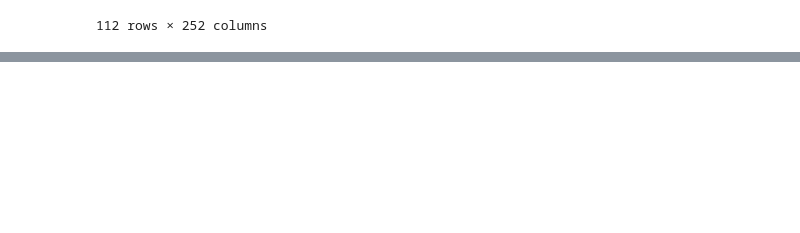
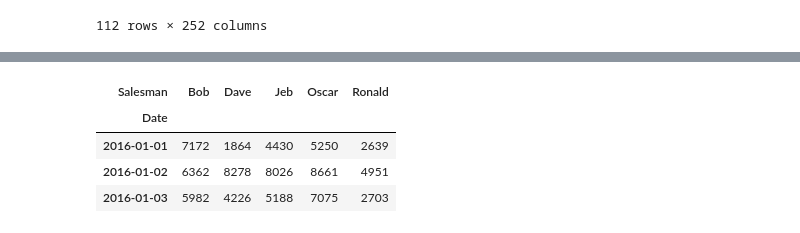
Before and after one commit to pratikgujral/learn-data-analysis, a Jupyter notebook: MultiIndex.ipynb, the cells around one changed output, grey strips where cells are left out. Cells and saved outputs as stored; diff of their text form; code cells hidden in the pictures; blank space fills up the shorter version.

Commit message:
Added content to MultiIndex.ipynb

```diff
--- a/MultiIndex.ipynb
+++ b/MultiIndex.ipynb
@@ -656,0 +671,4 @@ s.unstack(-3)
+# %%
+sales = pd.read_csv('pandas/salesmen.csv', parse_dates=['Date'])
+sales['Salesman'] = sales['Salesman'].astype('category')
+sales.head(3)
@@ -656,0 +704,9 @@ s.unstack(-3)
+# %%
+result = sales.pivot(index='Date', columns='Salesman', values='Revenue')
+result.head(3)
+# %% [output]
+| Salesman | Bob | Dave | Jeb | Oscar | Ronald |
+| Date |  |  |  |  |  |
+| 2016-01-01 | 7172 | 1864 | 4430 | 5250 | 2639 |
+| 2016-01-02 | 6362 | 8278 | 8026 | 8661 | 4951 |
+| 2016-01-03 | 5982 | 4226 | 5188 | 7075 | 2703 |
```
Also changed, not shown: parts of 16 cells of this notebook.
